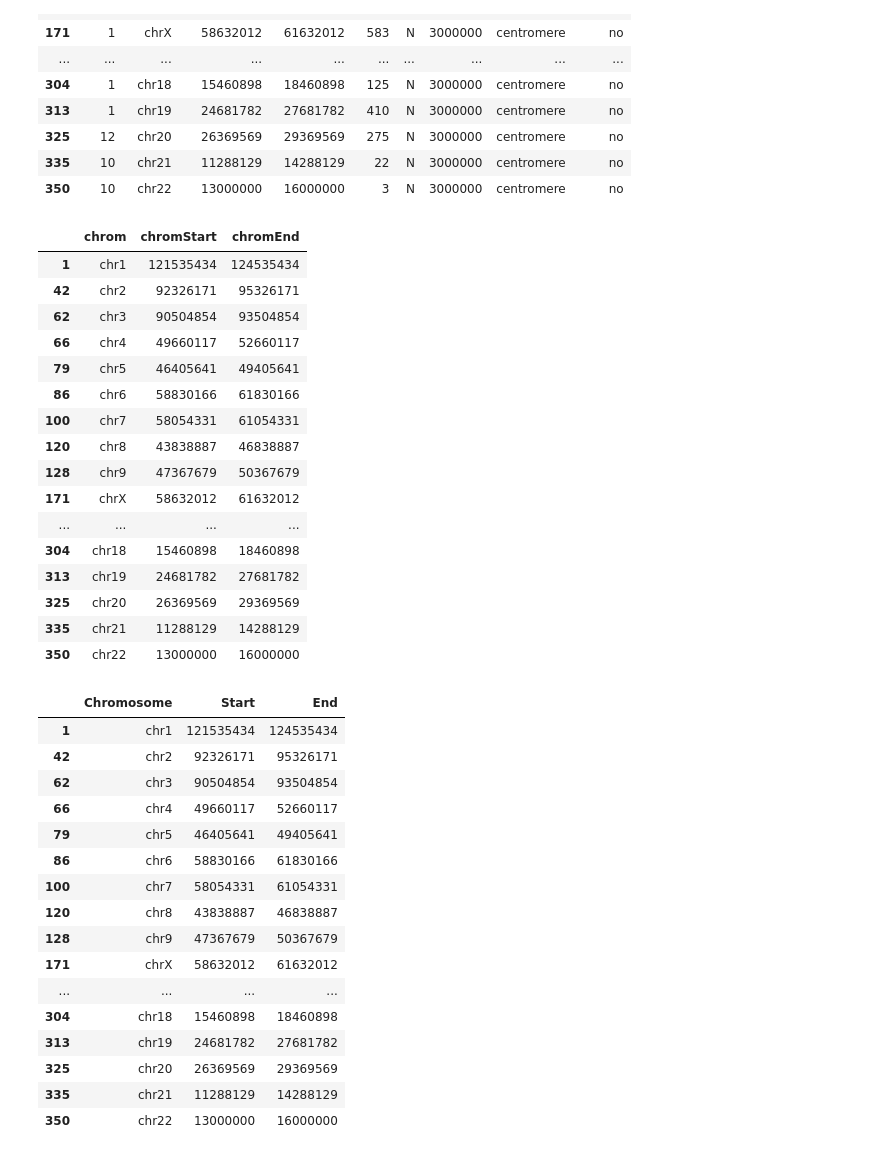
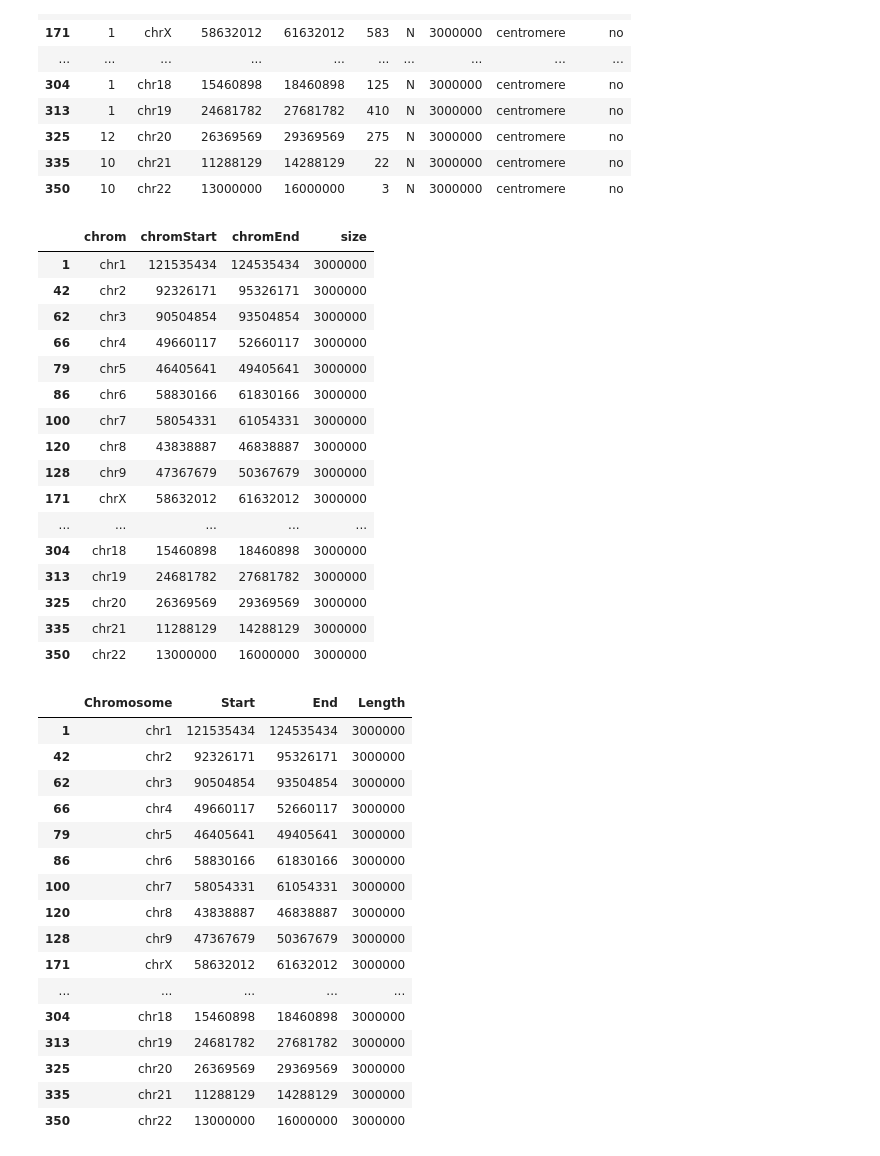
Before and after one commit to martinbudinsky3/BP-tumor-classifier, a Jupyter notebook: notebooks/centromeres_reader.ipynb, the cells around one changed output. Cells and saved outputs as stored; diff of their text form; code cells hidden in the pictures.

```diff
--- a/notebooks/centromeres_reader.ipynb
+++ b/notebooks/centromeres_reader.ipynb
@@ -47,51 +47,51 @@ centromeres_data
 | 335 | 10 | chr21 | 11288129 | 14288129 | 22 | N | 3000000 | centromere | no |
 | 350 | 10 | chr22 | 13000000 | 16000000 | 3 | N | 3000000 | centromere | no |
 # %%
-data_without_cols = centromeres_data.loc[:, 'chrom':'chromEnd']
+data_without_cols = centromeres_data.loc[:, ['chrom', 'chromStart','chromEnd', 'size']]
 
 data_without_cols
 # %% [output]
-|  | chrom | chromStart | chromEnd |
-| 1 | chr1 | 121535434 | 124535434 |
-| 42 | chr2 | 92326171 | 95326171 |
-| 62 | chr3 | 90504854 | 93504854 |
-| 66 | chr4 | 49660117 | 52660117 |
-| 79 | chr5 | 46405641 | 49405641 |
-| 86 | chr6 | 58830166 | 61830166 |
-| 100 | chr7 | 58054331 | 61054331 |
-| 120 | chr8 | 43838887 | 46838887 |
-| 128 | chr9 | 47367679 | 50367679 |
-| 171 | chrX | 58632012 | 61632012 |
-| ... | ... | ... | ... |
-| 304 | chr18 | 15460898 | 18460898 |
-| 313 | chr19 | 24681782 | 27681782 |
-| 325 | chr20 | 26369569 | 29369569 |
-| 335 | chr21 | 11288129 | 14288129 |
-| 350 | chr22 | 13000000 | 16000000 |
+|  | chrom | chromStart | chromEnd | size |
+| 1 | chr1 | 121535434 | 124535434 | 3000000 |
+| 42 | chr2 | 92326171 | 95326171 | 3000000 |
+| 62 | chr3 | 90504854 | 93504854 | 3000000 |
+| 66 | chr4 | 49660117 | 52660117 | 3000000 |
+| 79 | chr5 | 46405641 | 49405641 | 3000000 |
+| 86 | chr6 | 58830166 | 61830166 | 3000000 |
+| 100 | chr7 | 58054331 | 61054331 | 3000000 |
+| 120 | chr8 | 43838887 | 46838887 | 3000000 |
+| 128 | chr9 | 47367679 | 50367679 | 3000000 |
+| 171 | chrX | 58632012 | 61632012 | 3000000 |
+| ... | ... | ... | ... | ... |
+| 304 | chr18 | 15460898 | 18460898 | 3000000 |
+| 313 | chr19 | 24681782 | 27681782 | 3000000 |
+| 325 | chr20 | 26369569 | 29369569 | 3000000 |
+| 335 | chr21 | 11288129 | 14288129 | 3000000 |
+| 350 | chr22 | 13000000 | 16000000 | 3000000 |
 # %%
 data_with_col_names = data_without_cols.copy()
 
-data_with_col_names.rename(columns = { 'chrom': 'Chromosome', 'chromStart': 'Start', 'chromEnd': 'End' }, inplace = True)
+data_with_col_names.rename(columns = { 'chrom': 'Chromosome', 'chromStart': 'Start', 'chromEnd': 'End', 'size': 'Length' }, inplace = True)
 
 data_with_col_names
 # %% [output]
-|  | Chromosome | Start | End |
-| 1 | chr1 | 121535434 | 124535434 |
-| 42 | chr2 | 92326171 | 95326171 |
-| 62 | chr3 | 90504854 | 93504854 |
-| 66 | chr4 | 49660117 | 52660117 |
-| 79 | chr5 | 46405641 | 49405641 |
-| 86 | chr6 | 58830166 | 61830166 |
-| 100 | chr7 | 58054331 | 61054331 |
-| 120 | chr8 | 43838887 | 46838887 |
-| 128 | chr9 | 47367679 | 50367679 |
-| 171 | chrX | 58632012 | 61632012 |
-| ... | ... | ... | ... |
-| 304 | chr18 | 15460898 | 18460898 |
-| 313 | chr19 | 24681782 | 27681782 |
-| 325 | chr20 | 26369569 | 29369569 |
-| 335 | chr21 | 11288129 | 14288129 |
-| 350 | chr22 | 13000000 | 16000000 |
+|  | Chromosome | Start | End | Length |
+| 1 | chr1 | 121535434 | 124535434 | 3000000 |
+| 42 | chr2 | 92326171 | 95326171 | 3000000 |
+| 62 | chr3 | 90504854 | 93504854 | 3000000 |
+| 66 | chr4 | 49660117 | 52660117 | 3000000 |
+| 79 | chr5 | 46405641 | 49405641 | 3000000 |
+| 86 | chr6 | 58830166 | 61830166 | 3000000 |
+| 100 | chr7 | 58054331 | 61054331 | 3000000 |
+| 120 | chr8 | 43838887 | 46838887 | 3000000 |
+| 128 | chr9 | 47367679 | 50367679 | 3000000 |
+| 171 | chrX | 58632012 | 61632012 | 3000000 |
+| ... | ... | ... | ... | ... |
+| 304 | chr18 | 15460898 | 18460898 | 3000000 |
+| 313 | chr19 | 24681782 | 27681782 | 3000000 |
+| 325 | chr20 | 26369569 | 29369569 | 3000000 |
+| 335 | chr21 | 11288129 | 14288129 | 3000000 |
+| 350 | chr22 | 13000000 | 16000000 | 3000000 |
 # %%
 data_without_chr = data_with_col_names.copy()
 
```
Also changed, not shown: parts of 2 cells of this notebook, 2 other files.
